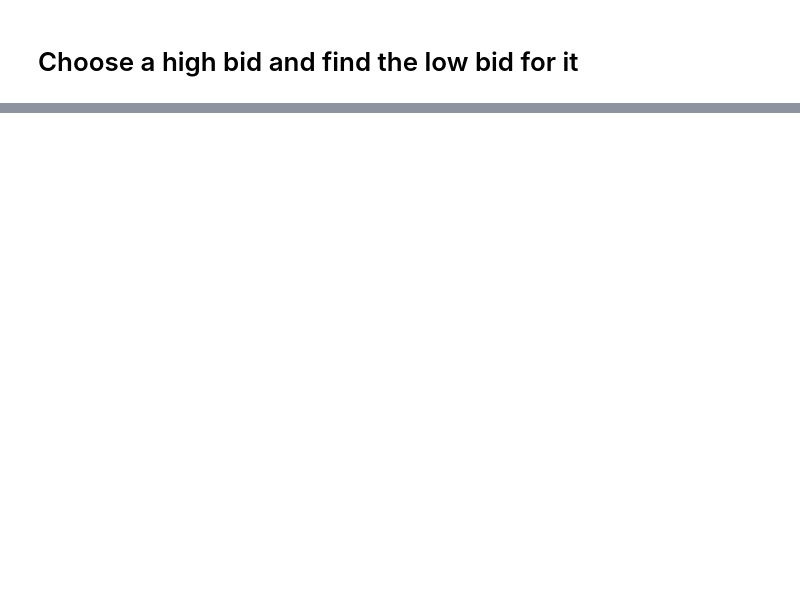
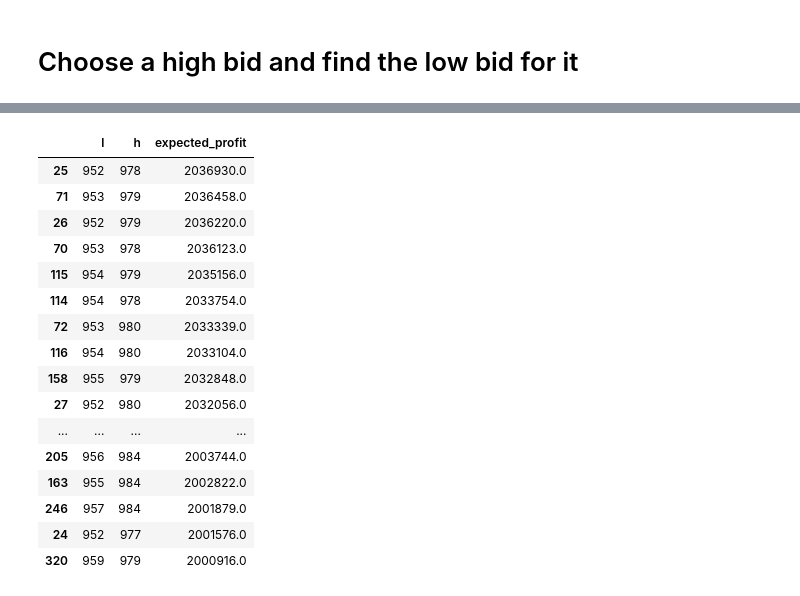
Before and after one commit to gauravsangwan/IMC-Prosperity_2024, a Jupyter notebook: Round4/manual4_compute.ipynb, the cells around one changed output, grey strips where cells are left out. Drawn from its saved outputs; the diff is of its cells as text; code cells hidden in the pictures; blank space fills up the shorter version.

```diff
--- a/Round4/manual4_compute.ipynb
+++ b/Round4/manual4_compute.ipynb
@@ -158,7 +143,7 @@ expected_profits_list
 # %% [markdown]
 # Choose a high bid and find the low bid for it
 # %%
-h = 989
+h = 983
 l = find_l(h=h, island_avg=h)
 print(f"bids: {l, h}")
 # %% [output]
@@ -165,0 +151,20 @@ bids: (960, 989)
+# %%
+# Initialize an empty list to store the expected profits
+expected_profits_list = []
+
+for l in range(952, 998):
+    for h in range(l + 1, 999):
+        # Read the expected profits from the CSV file
+        expected_profits = pd.read_csv(save_folder + f"expected_profits_{l}-{h}.csv")
+        expected_profits_list.append({
+            'l': l,
+            'h': h,
+            'expected_profit': expected_profits["0"]/len(reserve_prices)
+        })
+
+# Convert the list to a DataFrame
+df = pd.DataFrame(expected_profits_list)
+
+# Drop any rows with NaN values
+print(df.isna().sum())
+df = df.dropna()
@@ -165,0 +196,40 @@ bids: (960, 989)
+# %%
+# Initialize an empty list to store the expected profits
+expected_profits_list = []
+
+for l in range(952, 998):
+    for h in range(l + 1, 999):
+        # Read the expected profits from the CSV file
+        expected_profits = pd.read_csv(save_folder + f"expected_profits_{l}-{h}.csv")
+        expected_profits_list.append({
+            'l': l,
+            'h': h,
+            'expected_profit': expected_profits["0"][0]
+        })
+
+# Convert the list to a DataFrame
+df = pd.DataFrame(expected_profits_list)
+
+# Sort the DataFrame by expected profit in descending order
+df = df.sort_values('expected_profit', ascending=False)
+
+# Print the top 10 (h,l, expected_profit) triples
+df.head(50)
+# %% [output]
+|  | l | h | expected_profit |
+| 25 | 952 | 978 | 2036930.0 |
+| 71 | 953 | 979 | 2036458.0 |
+| 26 | 952 | 979 | 2036220.0 |
+| 70 | 953 | 978 | 2036123.0 |
+| 115 | 954 | 979 | 2035156.0 |
+| 114 | 954 | 978 | 2033754.0 |
+| 72 | 953 | 980 | 2033339.0 |
+| 116 | 954 | 980 | 2033104.0 |
+| 158 | 955 | 979 | 2032848.0 |
+| 27 | 952 | 980 | 2032056.0 |
+| ... | ... | ... | ... |
+| 205 | 956 | 984 | 2003744.0 |
+| 163 | 955 | 984 | 2002822.0 |
+| 246 | 957 | 984 | 2001879.0 |
+| 24 | 952 | 977 | 2001576.0 |
+| 320 | 959 | 979 | 2000916.0 |
```
Also changed, not shown: parts of 7 cells of this notebook, 16 other files.
